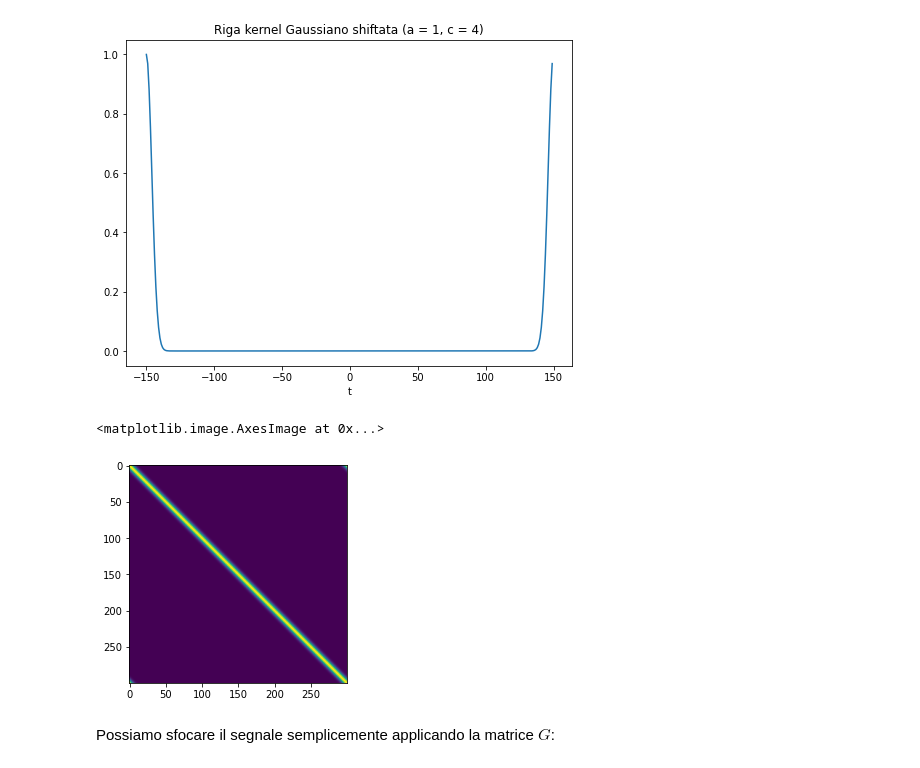
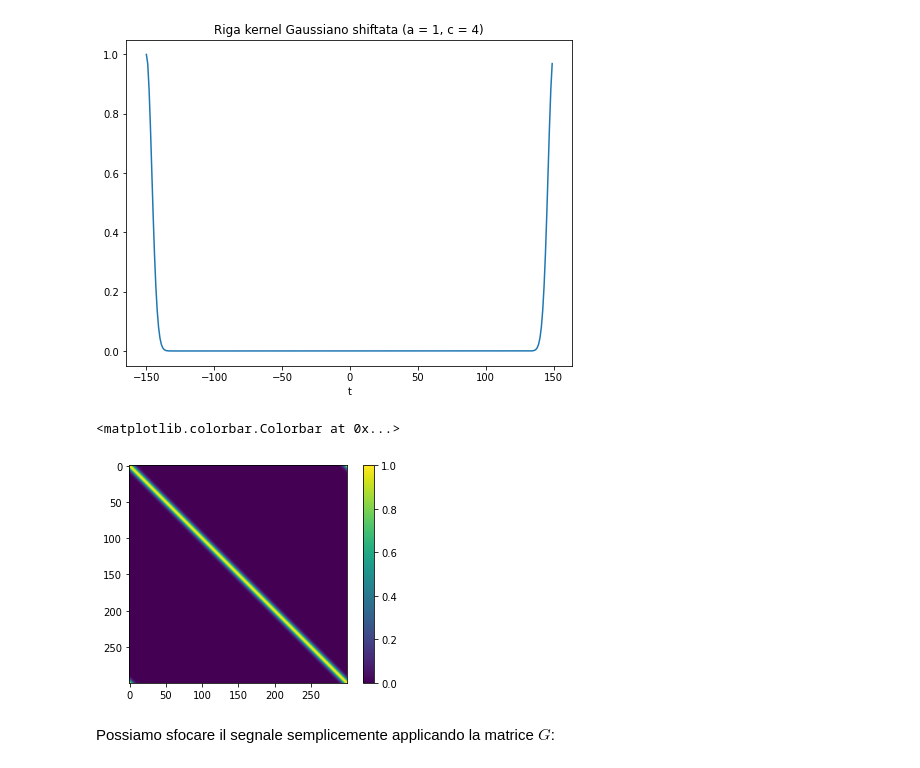
Before and after one commit to erodola/NumMeth-s2-2022, a Jupyter notebook: esercizi/ex3/ex3.ipynb, the cells around one changed output. Cells and saved outputs as stored; diff of their text form; code cells hidden in the pictures.

```diff
--- a/esercizi/ex3/ex3.ipynb
+++ b/esercizi/ex3/ex3.ipynb
@@ -228,6 +242,7 @@ plot(x_plot, y_plot, title="Riga kernel Gaussiano shiftata (a = 1, c = 4)")
 # %%
 K = scipy.linalg.toeplitz(kernel_row_shifted)
 plt.imshow(K)
+plt.colorbar()
 # %% [output]
-<matplotlib.image.AxesImage at 0x...>
+<matplotlib.colorbar.Colorbar at 0x...>
-[figure, old version]
+[figure, new version]
```
Also changed, not shown: parts of 16 cells of this notebook.
